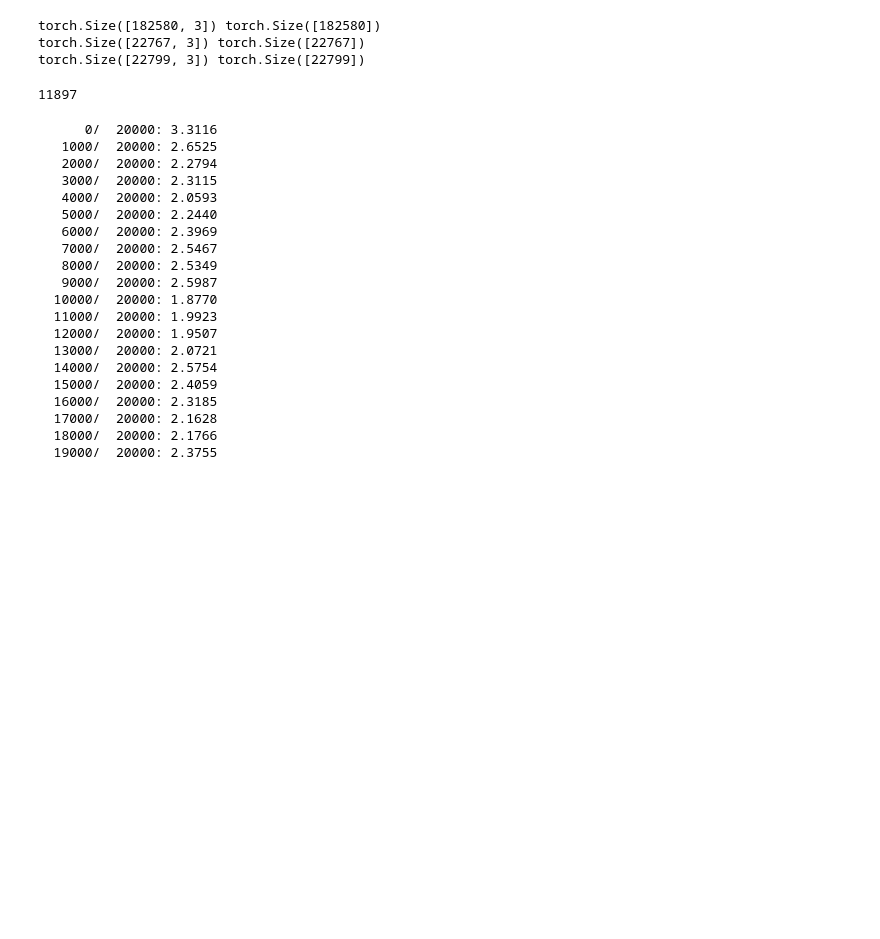
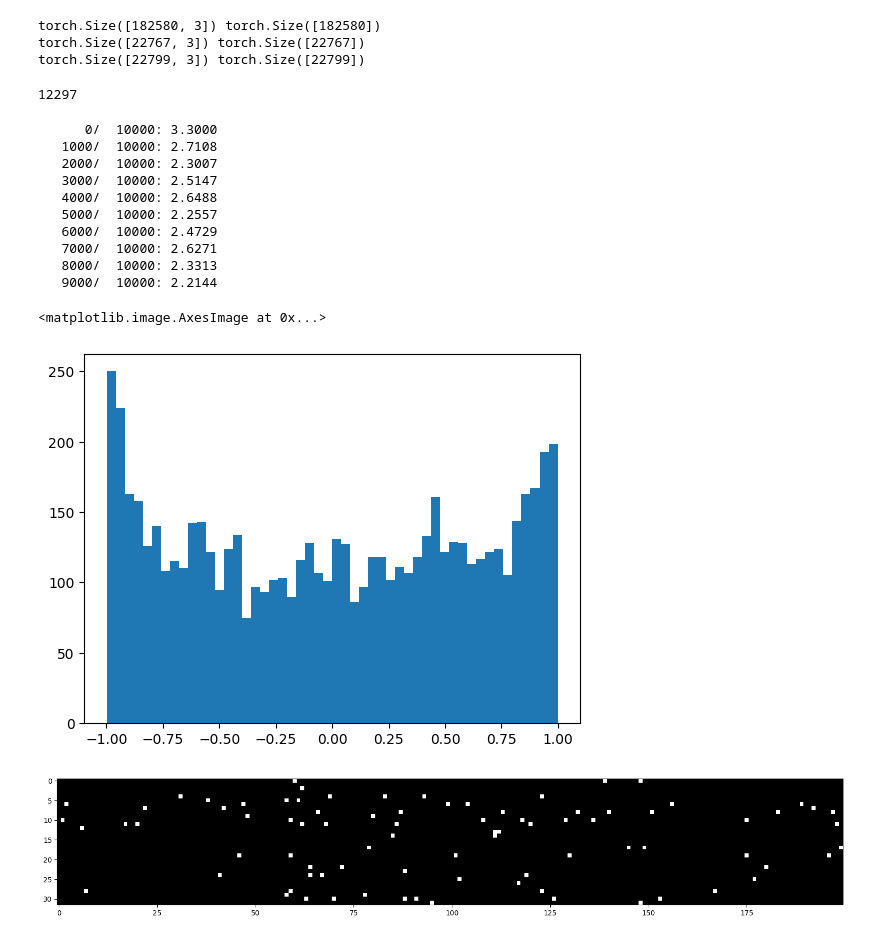
Before and after one commit to sudeonder/llms, a Jupyter notebook: makemore-v3.ipynb, the cells around one changed output. Saved outputs shown, nothing was run; the diff lists cells and outputs as text; code cells hidden in the pictures; blank space fills up the shorter version.

```diff
--- a/makemore-v3.ipynb
+++ b/makemore-v3.ipynb
@@ -61,20 +61,23 @@ n_hidden = 200 # number of neurons in the hidden layer
 
 g = torch.Generator().manual_seed(2147483647)
 C = torch.randn((vocab_size, n_emb), generator=g) # lookup table - each row is the embedding of a char (27x10)
-W1 = torch.rand((n_emb * block_size, n_hidden), generator=g)
-b1 = torch.rand(n_hidden, generator=g)
+W1 = torch.rand((n_emb * block_size, n_hidden), generator=g) * (5/3) / ((n_emb * block_size)**0.5)                 # 0.1
+b1 = torch.rand(n_hidden, generator=g) * 0.01
 W2 = torch.rand((n_hidden, vocab_size), generator=g) * 0.01
 b2 = torch.rand(vocab_size, generator=g) * 0
 
-parameters = [C,W1,b1, W2, b2]
+bngain = torch.ones((1,n_hidden))
+bnbias = torch.zeros((1, n_hidden))
+
+parameters = [C,W1,b1, W2, b2, bngain, bnbias]
 print(sum(p.nelement() for p in parameters)) # number of total parameters of the model
 for p in parameters:
   p.requires_grad = True
 # %% [output]
-11897
+12297
 # %%
 # optimization from last time
-max_steps = 20000
+max_steps = 10000
 batch_size = 32 # in a batch 32 X,Y pairs will be used
 lossi = []
 
@@ -84,8 +87,9 @@ for i in range(max_steps):
 
   # forward pass
   emb = C[Xb] # embeddings of Xb
-  embcat = emb.view(-1, n_emb * block_size) # reshape emb to (batch_size, n_emb * block_size)
-  hpreact = embcat @ W1 + b1 # hidden layer pre-activation
+  embcat = emb.view(emb.shape[0], n_emb * block_size) # reshape emb to (batch_size, n_emb * block_size)
+  hpreact = embcat @ W1 + b1 # hidden layer pre-activation - we want this to be close to 0
+  hpreact = bngain * (hpreact - hpreact.mean(0, keepdim=True)) / hpreact.std(0, keepdim=True) + bnbias # batch normalization
   h = torch.tanh(hpreact) # hidden layer
   logits = h @ W2 + b2 # output layer
   loss = F.cross_entropy(logits, Yb) # loss function
@@ -105,26 +109,29 @@ for i in range(max_steps):
     print(f'{i:7d}/{max_steps:7d}: {loss.item():.4f}')
   lossi.append(loss.log10().item())
 # %% [output]
-      0/  20000: 3.3116
-   1000/  20000: 2.6525
-   2000/  20000: 2.2794
-   3000/  20000: 2.3115
-   4000/  20000: 2.0593
-   5000/  20000: 2.2440
-   6000/  20000: 2.3969
-   7000/  20000: 2.5467
-   8000/  20000: 2.5349
-   9000/  20000: 2.5987
-  10000/  20000: 1.8770
-  11000/  20000: 1.9923
-  12000/  20000: 1.9507
-  13000/  20000: 2.0721
-  14000/  20000: 2.5754
-  15000/  20000: 2.4059
-  16000/  20000: 2.3185
-  17000/  20000: 2.1628
-  18000/  20000: 2.1766
-  19000/  20000: 2.3755
+      0/  10000: 3.3000
+   1000/  10000: 2.7108
+   2000/  10000: 2.3007
+   3000/  10000: 2.5147
+   4000/  10000: 2.6488
+   5000/  10000: 2.2557
+   6000/  10000: 2.4729
+   7000/  10000: 2.6271
+   8000/  10000: 2.3313
+   9000/  10000: 2.2144
+# %%
+plt.hist(h.view(-1).tolist(), 50)
+
+# outputs of hidden layer activations. because of the derivative of tanh -1,1 will cause gradient vanish.
+# currently there are so may -1 and 1s.
+
+# boolean tensor for visualizing -1 and 1 activations in h()
+plt.figure(figsize=(20,10))
+plt.imshow(h.abs() > 0.99, cmap='gray', interpolation='nearest')
+# %% [output]
+<matplotlib.image.AxesImage at 0x...>
+[figure, added]
+[figure, added]
 # %%
 plt.plot(lossi)
 # %% [output]
```
Also changed, not shown: parts of 5 cells of this notebook.
